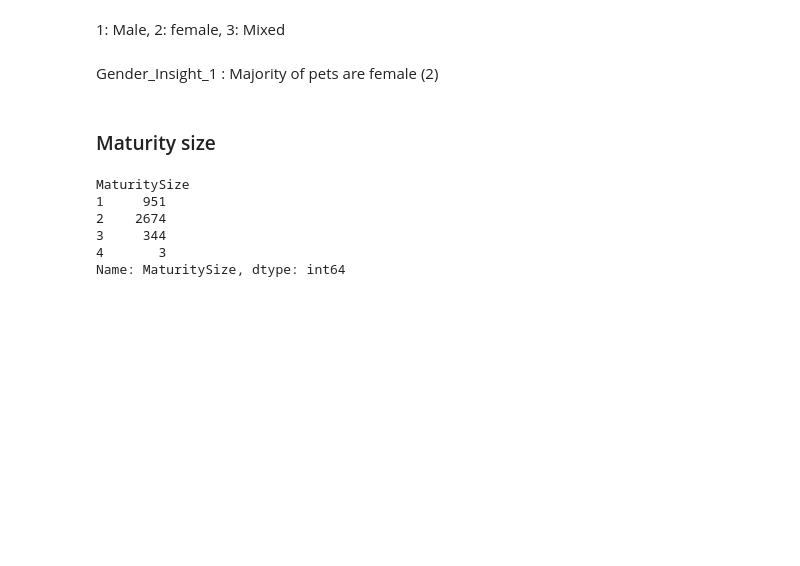
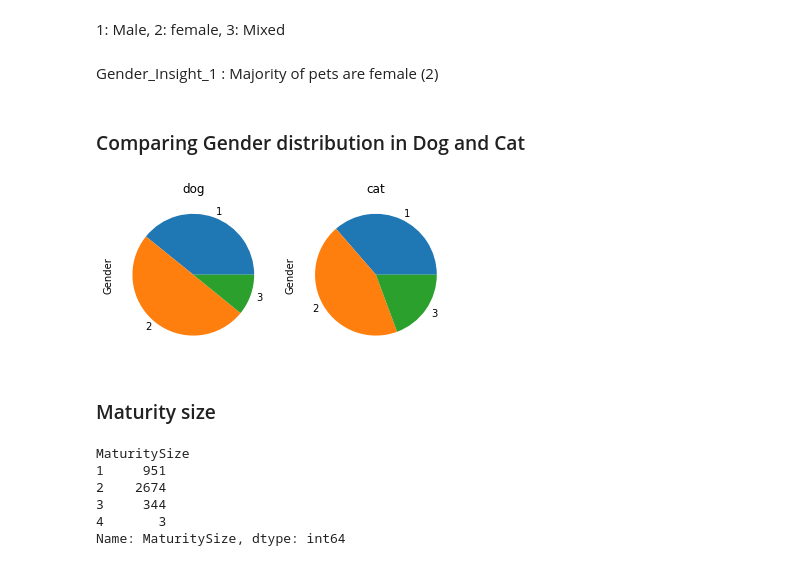
Before and after one commit to naufaldi-fir/adoption-prediction-project, a Jupyter notebook: Exploration on Age, Gender, Maturity Size, Furlength and Quantity.ipynb, the cells around one changed output. Cells and saved outputs as stored; diff of their text form; code cells hidden in the pictures; blank space fills up the shorter version.

Commit message:
Comparing gender distribution between cat and dogs

```diff
--- a/Exploration on Age, Gender, Maturity Size, Furlength and Quantity.ipynb
+++ b/Exploration on Age, Gender, Maturity Size, Furlength and Quantity.ipynb
@@ -134,6 +134,31 @@ Name: Gender, dtype: int64
 1: Male, 2: female, 3: Mixed
 # %% [markdown]
 Gender_Insight_1 : Majority of pets are female (2)
+# %% [markdown]
+### Comparing Gender distribution in Dog and Cat
+# %%
+# filtering dog and cat
+dog = df[df.Type == "Dog"]
+cat = df[df.Type == "Cat"]
+# %%
+#visualizing gender
+plt.subplot(1,2,1)
+dog_pie = dog.groupby("Gender")["Gender"].count()
+dog_pie.plot.pie()
+#plt.pie(dog_pie)
+plt.title("dog")
+
+
+
+plt.subplot(1,2,2)
+cat_pie = cat.groupby("Gender")["Gender"].count()
+cat_pie.plot.pie()
+plt.title("cat")
+#plt.pie(cat_pie)
+
+plt.show()
+# %% [output]
+[figure, added]
 # %% [markdown]
 ### Maturity size
 # %%
```
